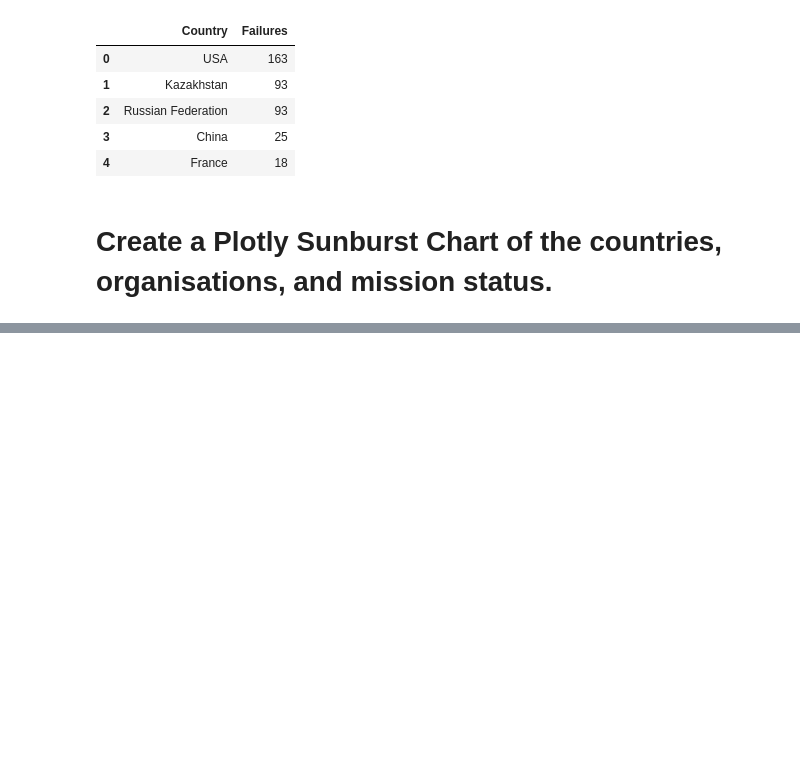
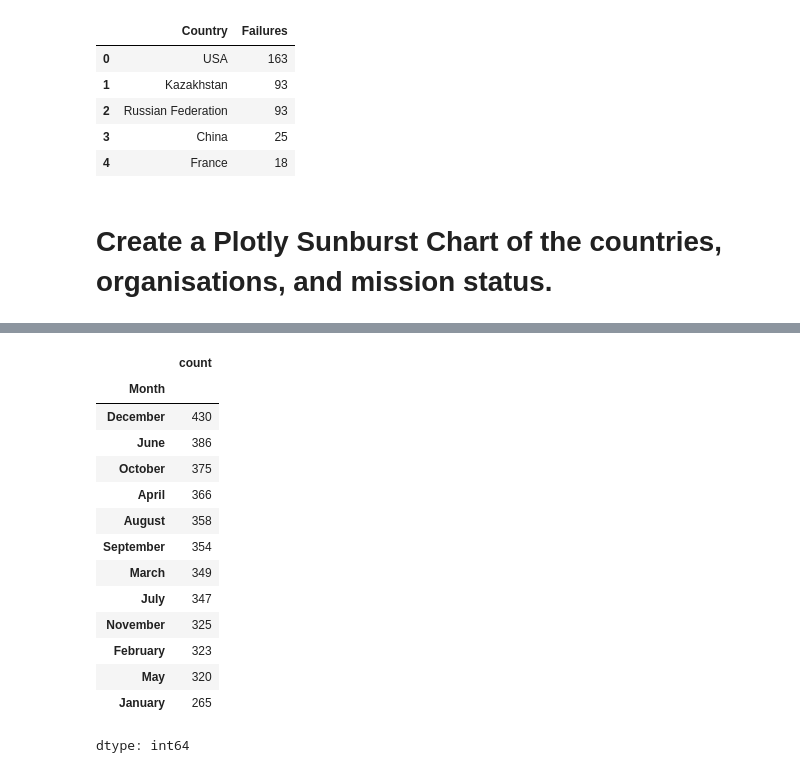
Before and after one commit to Response201/Python_Pro_Bootcamp_Day_16_to_100, a Jupyter notebook: Day 99-100/Project - Space Missions Analysis/Space_Missions_Analysis.ipynb, the cells around one changed output, grey strips where cells are left out. Saved outputs shown, nothing was run; the diff lists cells and outputs as text; code cells hidden in the pictures; blank space fills up the shorter version.

```diff
--- a/Day 99-100/Project - Space Missions Analysis/Space_Missions_Analysis.ipynb
+++ b/Day 99-100/Project - Space Missions Analysis/Space_Missions_Analysis.ipynb
@@ -237,0 +240,8 @@ px.sunburst(sun,path=['Country','Organisation','Mission_Status'],values='count')
+# %%
+df_data['Price'] = pd.to_numeric(df_data['Price'], errors='coerce')
+
+org_spend = (
+    df_data.groupby('Organisation')['Price']
+    .sum()
+    .sort_values(ascending=False)
+)
@@ -237,0 +288,3 @@ px.sunburst(sun,path=['Country','Organisation','Mission_Status'],values='count')
+# %%
+df_data['Date'] = pd.to_datetime(df_data['Date'], errors='coerce')
+launches_year=df_data.groupby(df_data['Date'].dt.year).size()
@@ -237,0 +315,18 @@ px.sunburst(sun,path=['Country','Organisation','Mission_Status'],values='count')
+# %%
+df_data['Month']=df_data['Date'].dt.month_name(); df_data['Month'].value_counts()
+# %% [output]
+|  | count |
+| Month |  |
+| December | 430 |
+| June | 386 |
+| October | 375 |
+| April | 366 |
+| August | 358 |
+| September | 354 |
+| March | 349 |
+| July | 347 |
+| November | 325 |
+| February | 323 |
+| May | 320 |
+| January | 265 |
+dtype: int64
```
Also changed, not shown: parts of 21 cells of this notebook.
